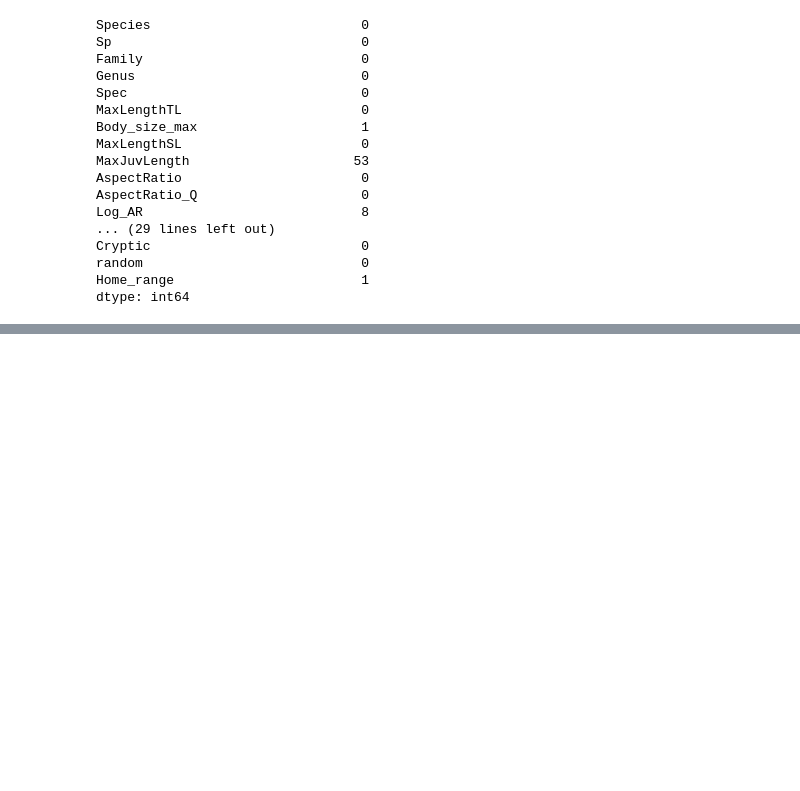
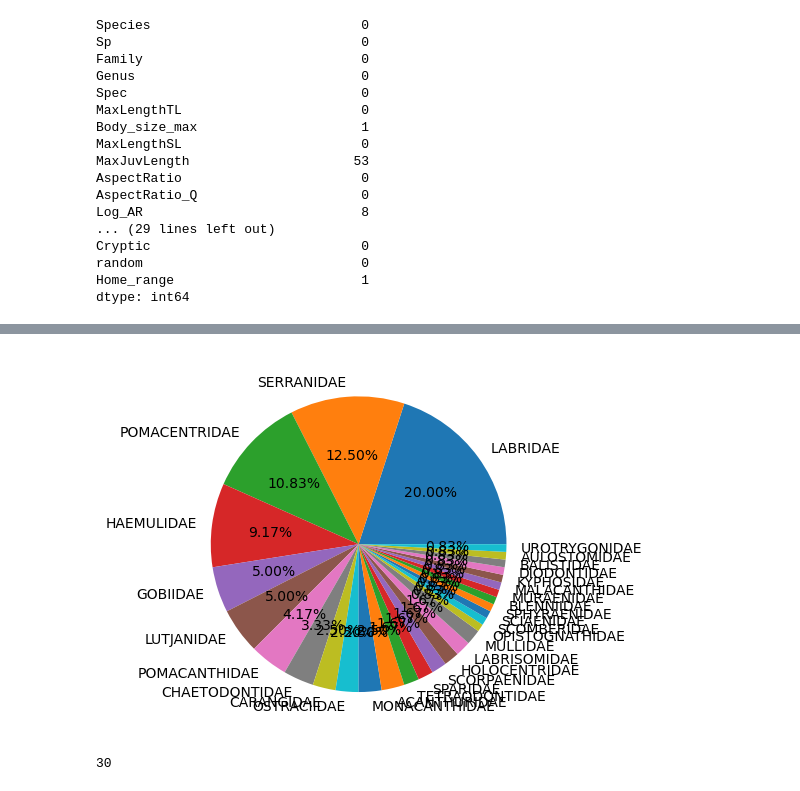
Before and after one commit to susmitha-ann/CoralReefFishSpeciesAssessment, a Jupyter notebook: Exploratory_trait.ipynb, the cells around one changed output, grey strips where cells are left out. Saved outputs shown, nothing was run; the diff lists cells and outputs as text; code cells hidden in the pictures; blank space fills up the shorter version.

Commit message:
EDA on the trait table, need to be analyzed

```diff
--- a/Exploratory_trait.ipynb
+++ b/Exploratory_trait.ipynb
@@ -87,0 +132,11 @@ We can shows that, the 11 missing values in Coral and Relief are in the sames ro
+# %%
+#the repartition of the observation accross the species family feature
+
+plt.pie(trait['Family'].value_counts(),labels=trait['Family'].value_counts().index,autopct='%1.2f%%')
+plt.show()
+# %% [output]
+[figure, added]
+# %%
+len(trait['Family'].unique())
+# %% [output]
+30
```
Also changed, not shown: parts of 27 cells of this notebook.
